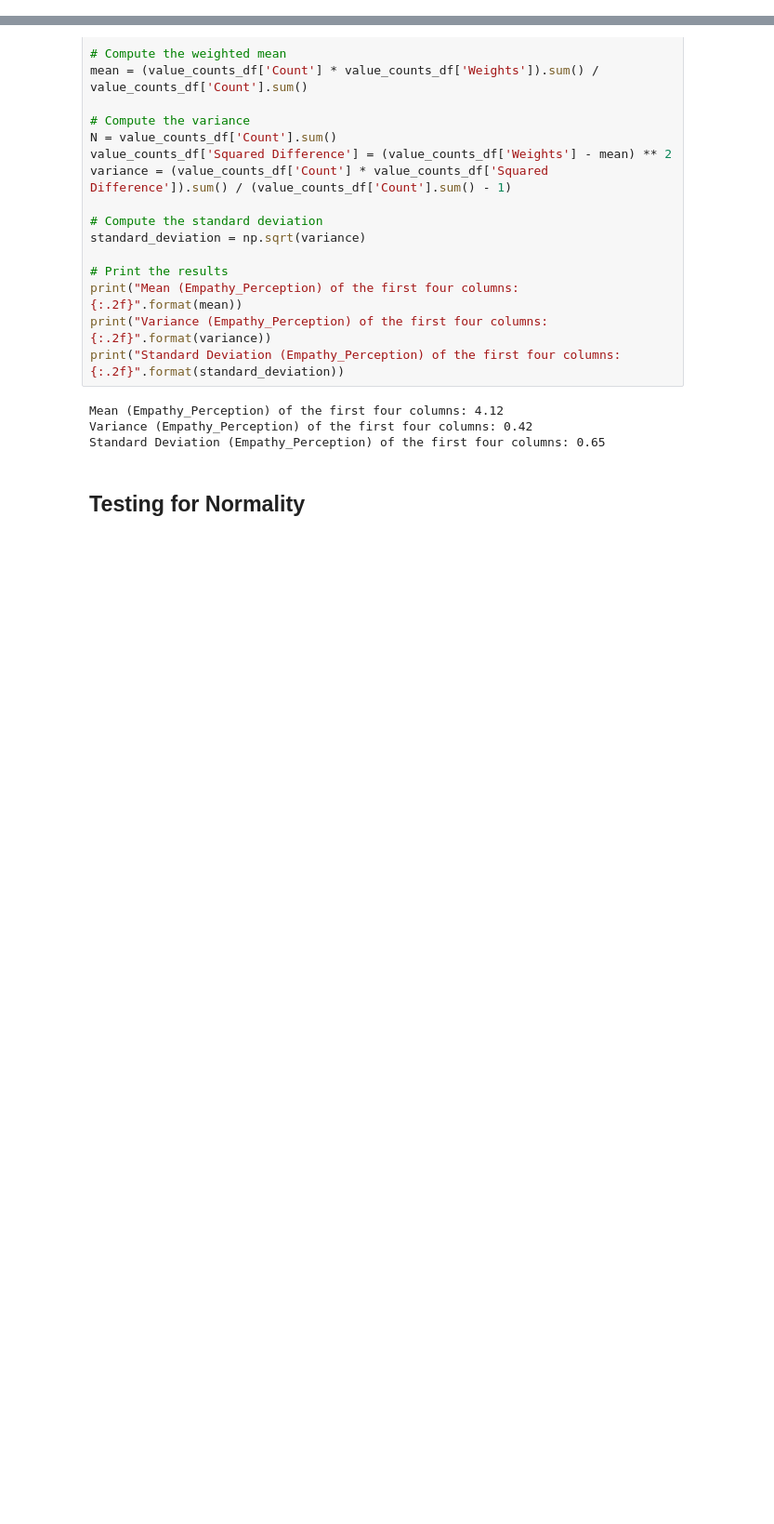
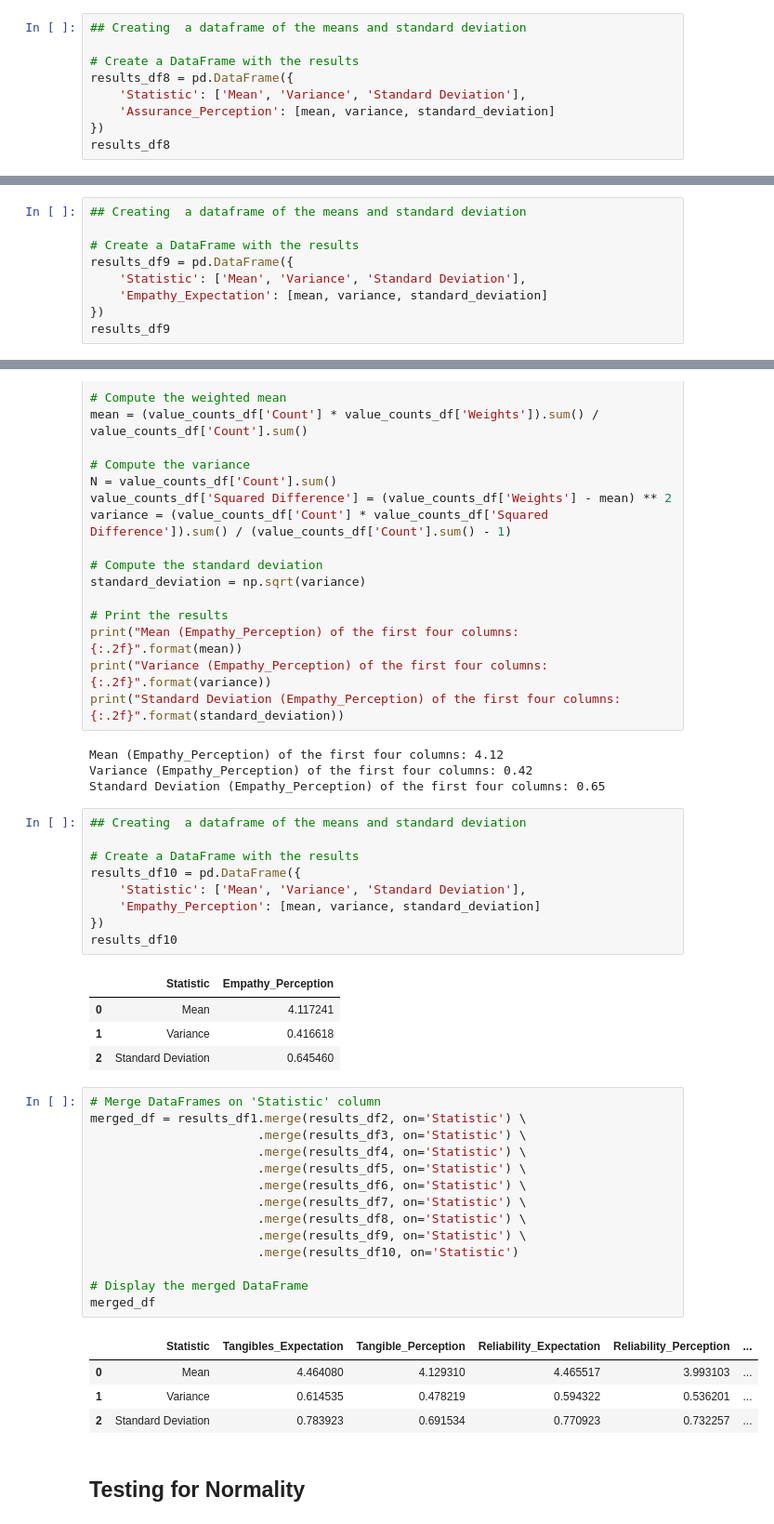
Before and after one commit to Lorraine254/likertScaleAnalysis, a Jupyter notebook: analysis_v1.ipynb, the cells around one changed output, grey strips where cells are left out. Shown: that part at 93% size. Cells and saved outputs as stored; diff of their text form; blank space fills up the shorter version.

```diff
--- a/analysis_v1.ipynb
+++ b/analysis_v1.ipynb
@@ -1155,3 +1166,12 @@ print("Standard Deviation (Assurance_Perception) of the first four columns: {:.2
 Mean (Assurance_Perception) of the first four columns: 4.10
 Variance (Assurance_Perception) of the first four columns: 0.35
 Standard Deviation (Assurance_Perception) of the first four columns: 0.59
+# %%
+## Creating  a dataframe of the means and standard deviation
+
+# Create a DataFrame with the results
+results_df8 = pd.DataFrame({
+    'Statistic': ['Mean', 'Variance', 'Standard Deviation'],
+    'Assurance_Perception': [mean, variance, standard_deviation]
+})
+results_df8
@@ -1202,3 +1227,12 @@ print("Standard Deviation (Empathy_Expectation) of the first four columns: {:.2f
 Mean (Empathy_Expectation) of the first four columns: 4.52
 Variance (Empathy_Expectation) of the first four columns: 0.56
 Standard Deviation (Empathy_Expectation) of the first four columns: 0.75
+# %%
+## Creating  a dataframe of the means and standard deviation
+
+# Create a DataFrame with the results
+results_df9 = pd.DataFrame({
+    'Statistic': ['Mean', 'Variance', 'Standard Deviation'],
+    'Empathy_Expectation': [mean, variance, standard_deviation]
+})
+results_df9
@@ -1247,6 +1286,39 @@ print("Standard Deviation (Empathy_Perception) of the first four columns: {:.2f}
 Mean (Empathy_Perception) of the first four columns: 4.12
 Variance (Empathy_Perception) of the first four columns: 0.42
 Standard Deviation (Empathy_Perception) of the first four columns: 0.65
+# %%
+## Creating  a dataframe of the means and standard deviation
+
+# Create a DataFrame with the results
+results_df10 = pd.DataFrame({
+    'Statistic': ['Mean', 'Variance', 'Standard Deviation'],
+    'Empathy_Perception': [mean, variance, standard_deviation]
+})
+results_df10
+# %% [output]
+|  | Statistic | Empathy_Perception |
+| 0 | Mean | 4.117241 |
+| 1 | Variance | 0.416618 |
+| 2 | Standard Deviation | 0.645460 |
+# %%
+# Merge DataFrames on 'Statistic' column
+merged_df = results_df1.merge(results_df2, on='Statistic') \
+                       .merge(results_df3, on='Statistic') \
+                       .merge(results_df4, on='Statistic') \
+                       .merge(results_df5, on='Statistic') \
+                       .merge(results_df6, on='Statistic') \
+                       .merge(results_df7, on='Statistic') \
+                       .merge(results_df8, on='Statistic') \
+                       .merge(results_df9, on='Statistic') \
+                       .merge(results_df10, on='Statistic')
+
+# Display the merged DataFrame
+merged_df
+# %% [output]
+|  | Statistic | Tangibles_Expectation | Tangible_Perception | Reliability_Expectation | Reliability_Perception | ... |
+| 0 | Mean | 4.464080 | 4.129310 | 4.465517 | 3.993103 | ... |
+| 1 | Variance | 0.614535 | 0.478219 | 0.594322 | 0.536201 | ... |
+| 2 | Standard Deviation | 0.783923 | 0.691534 | 0.770923 | 0.732257 | ... |
 # %% [markdown]
 ## Testing for Normality
 # %% [markdown]
```
Also changed, not shown: parts of 23 cells of this notebook.
